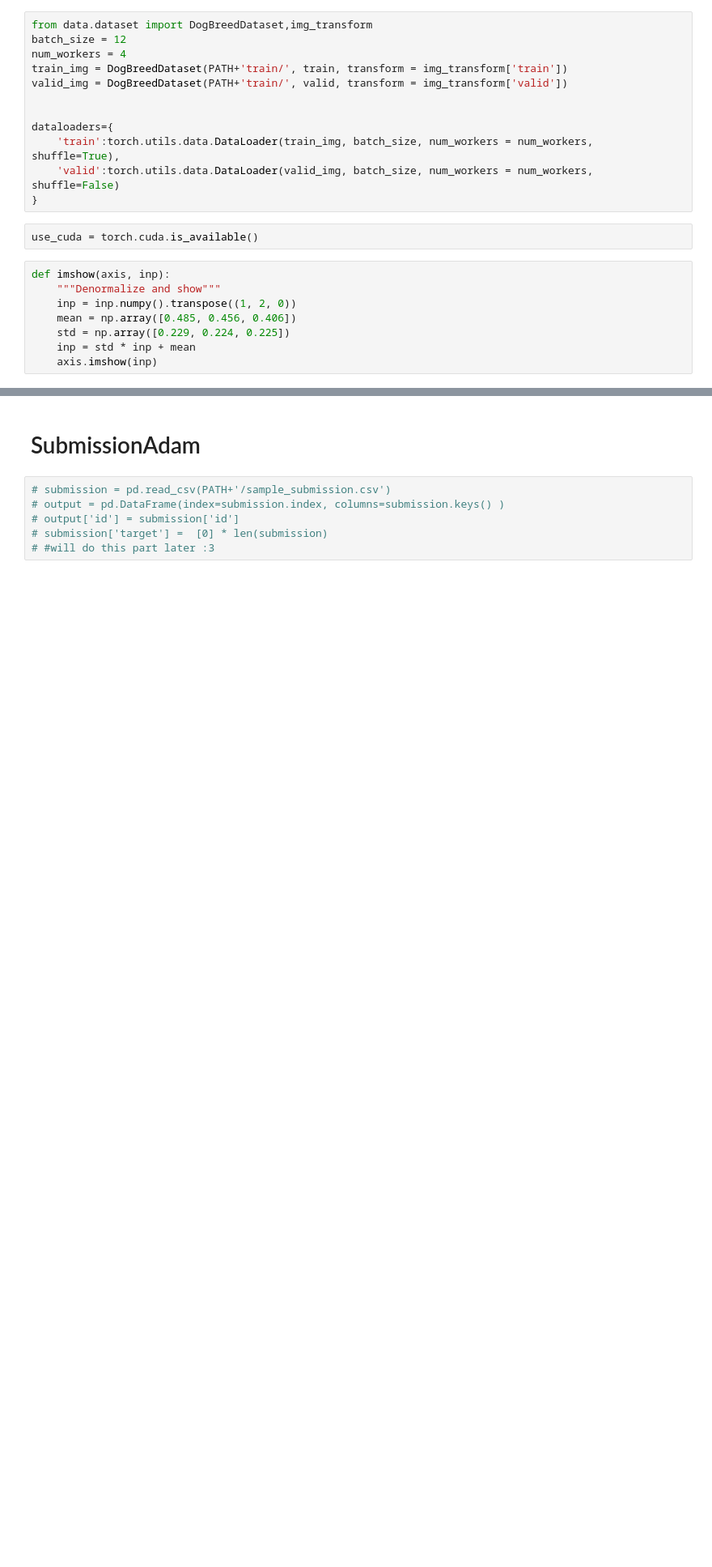
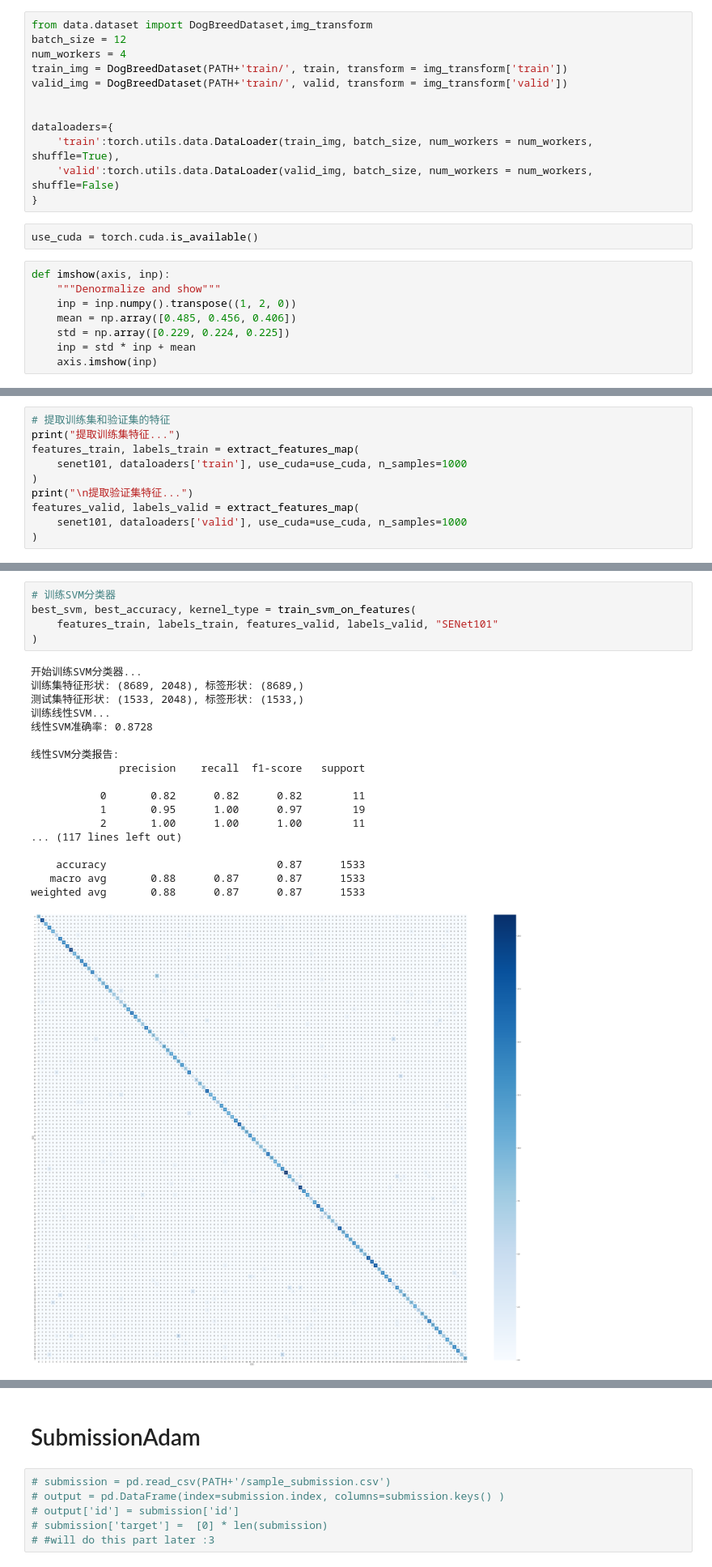
Before and after one commit to dongliangnie/Dog_Breed_Identification, a Jupyter notebook: main.ipynb, the cells around one changed output, grey strips where cells are left out. Shown at 81% size. Drawn from its saved outputs; the diff is of its cells as text; blank space fills up the shorter version.

```diff
--- a/main.ipynb
+++ b/main.ipynb
@@ -236,0 +248,10 @@ def extract_features_and_visualize(model, dataloader, use_cuda=True, n_samples=1
+# %%
+# 提取训练集和验证集的特征
+print("提取训练集特征...")
+features_train, labels_train = extract_features_map(
+    senet101, dataloaders['train'], use_cuda=use_cuda, n_samples=1000
+)
+print("\n提取验证集特征...")
+features_valid, labels_valid = extract_features_map(
+    senet101, dataloaders['valid'], use_cuda=use_cuda, n_samples=1000
+)
@@ -236,0 +349,24 @@ def extract_features_and_visualize(model, dataloader, use_cuda=True, n_samples=1
+# %%
+# 训练SVM分类器
+best_svm, best_accuracy, kernel_type = train_svm_on_features(
+    features_train, labels_train, features_valid, labels_valid, "SENet101"
+)
+# %% [output]
+开始训练SVM分类器...
+训练集特征形状: (8689, 2048), 标签形状: (8689,)
+测试集特征形状: (1533, 2048), 标签形状: (1533,)
+训练线性SVM...
+线性SVM准确率: 0.8728
+
+线性SVM分类报告:
+              precision    recall  f1-score   support
+
+           0       0.82      0.82      0.82        11
+           1       0.95      1.00      0.97        19
+           2       1.00      1.00      1.00        11
+... (117 lines left out)
+
+    accuracy                           0.87      1533
+   macro avg       0.88      0.87      0.87      1533
+weighted avg       0.88      0.87      0.87      1533
+[figure, added]
```
Also changed, not shown: parts of 20 cells of this notebook.
